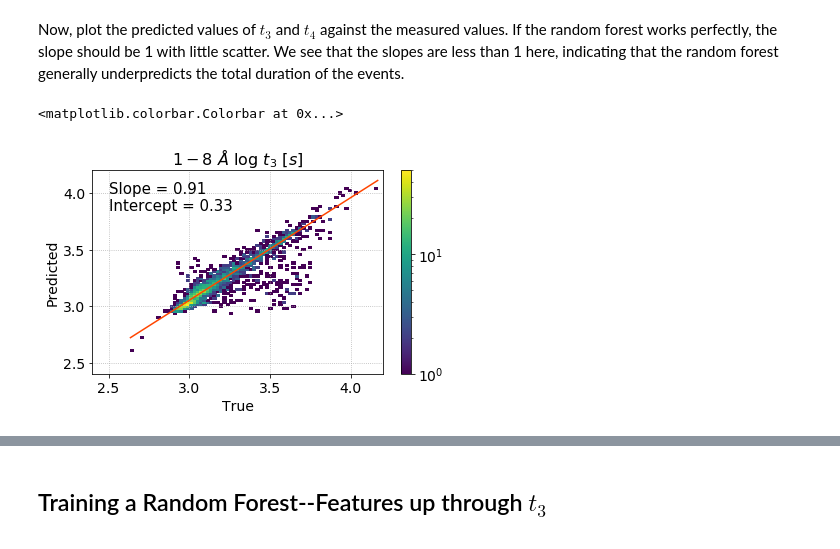
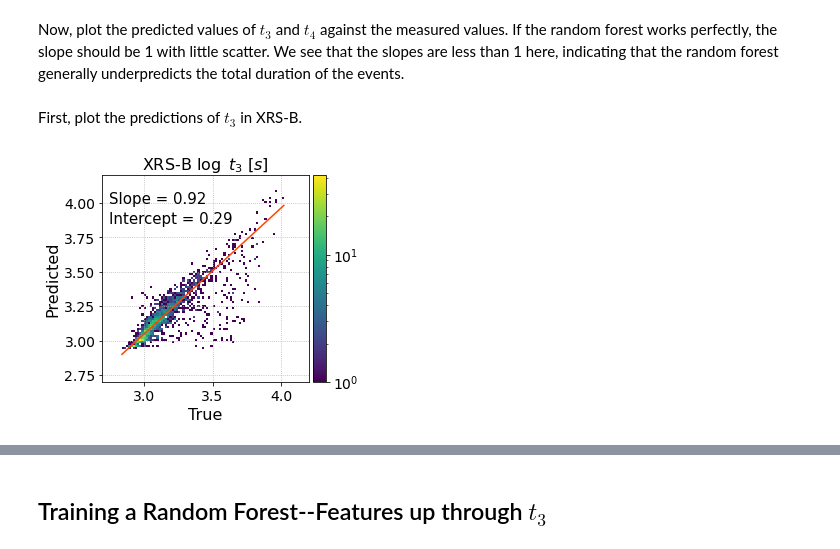
Before and after one commit to USNavalResearchLaboratory/flare_duration_forecasting, a Jupyter notebook: random_forest_statistics.ipynb, the cells around one changed output, grey strips where cells are left out. Drawn from its saved outputs; the diff is of its cells as text; code cells hidden in the pictures.

```diff
--- a/random_forest_statistics.ipynb
+++ b/random_forest_statistics.ipynb
@@ -85,3 +80,16 @@ labels3 = np.array([data['t3_18'], data['t4_18'], data['t3_054'], data['t4_054']
+# %%
+ind = np.arange(len(data['start_time']))  # This is for selecting out other entries corresponding to the train/test split.
+var_names3 = (
+    [f'f{i}_b' for i in range(3)] + [f'f{i}_a' for i in range(3)] + [f'f{i}_b' for i in range(5,8)] +
+    [f'f{i}_a' for i in range(5,8)] + [f't_{i}' for i in range(3)] + [f't_{i}' for i in range(5,8)] +
+    [f'a{i}_b' for i in range(3)] + [f'a{i}_a' for i in range(3)] + [f'a{i}_b' for i in range(5,8)] +
+    [f'a{i}_a' for i in range(5,8)] + [f'dfdt{i}_b' for i in range(3)] + [f'dfdt{i}_a' for i in range(3)] +
+    [f'dfdt{i}_b' for i in range(5,8)] + [f'dfdt{i}_a' for i in range(5,8)]
+)
+
+features3 = np.array([data[v] for v in var_names3]).T
+labels3 = np.array([data['t_3'], data['t_4'], data['t_8'], data['t_9'],
+                    data['a3_b'], data['a4_b'], data['a8_a'], data['a9_a']]).T
 # %%
 # change random_state = None for truly random splits.
 train_features, test_features, train_labels, test_labels, train_ind, test_ind = train_test_split(
@@ -126,5 +129,5 @@ print(test_error3)
 # %% [markdown]
 Now, plot the predicted values of $t_3$ and $t_4$ against the measured values. If the random forest works perfectly, the slope should be 1 with little scatter.  We see that the slopes are less than 1 here, indicating that the random forest generally underpredicts the total duration of the events.
 # %%
-#estimator = TheilSenRegressor(random_state=None, n_jobs=-1, max_subpopulation=5e4)
-estimator = TheilSenRegressor(random_state=10, n_jobs=-1, max_subpopulation=5e4)
+# Create a linear regressor.  Set random_state=None for truly random groupings.
+estimator = TheilSenRegressor(random_state=10, n_jobs=-1, max_subpopulation=3e4)
@@ -137,16 +134,34 @@ y_plot = estimator.coef_ * x_plot + estimator.intercept_
+# %% [markdown]
+First, plot the predictions of $t_{3}$ in XRS-B.
 # %%
-plt.hist2d(np.log10(test_labels[:,0]),np.log10(predictions[:,0]),bins=75,norm=LogNorm())
-plt.plot(x_plot,y_plot,color='orangered')
-plt.text(2.5,4.0,'Slope = %.2f' %(slope18),fontsize=15)
-plt.text(2.5,3.85,'Intercept = %.2f' %(int18),fontsize=15)
-plt.xlabel(r'True')
-plt.ylabel(r'Predicted')
-plt.title(r'$1-8\ \AA\ \log\ t_{3}\ [s]$')
-plt.xlim(2.4,4.2)
-plt.ylim(2.4,4.2)
+# Fit a line to the data
+x_plot = np.linspace(np.log10(test_labels[:,0].min()), np.log10(test_labels[:,0].max()))
+estimator.fit(np.log10(test_labels[:,[0]]), np.log10(predictions[:,[0]]))
+slope18 = estimator.coef_[0]
+int18 = estimator.intercept_
+y_plot = estimator.coef_ * x_plot + estimator.intercept_
+
+# Plot the data
+fig, ax = plt.subplots()
+ax.set_box_aspect(1)  # set one-to-one aspect ratio
+
+plt.hist2d(np.log10(test_labels[:,0]), np.log10(predictions[:,0]), bins=75, norm=LogNorm())
+
+plt.plot(x_plot, y_plot, color='orangered')
+plt.text(2.75, 4.0, 'Slope = %.2f' %(slope18), fontsize=15)
+plt.text(2.75, 3.85, 'Intercept = %.2f' %(int18), fontsize=15)
+plt.xlabel(r'True', fontsize=16)
+plt.ylabel(r'Predicted', fontsize=16)
+plt.title(r'XRS-B $\log\ t_{3}\ [s]$')
+plt.xlim(2.7, 4.2)
+plt.ylim(2.7, 4.2)
 plt.tight_layout()
-plt.grid(True,which='major',axis='both')
-plt.colorbar()
+plt.grid(True, which='major', axis='both')
+
+cax = fig.add_axes([ax.get_position().x1+0.01, ax.get_position().y0,
+                    0.03, ax.get_position().height])
+plt.colorbar(cax=cax)
+
+plt.savefig('t3_18.png', dpi=300, bbox_inches='tight',)
 # %% [output]
-<matplotlib.colorbar.Colorbar at 0x...>
-[figure, old version]
+[figure, new version]
```
Also changed, not shown: parts of 92 cells of this notebook, 2 other files.
